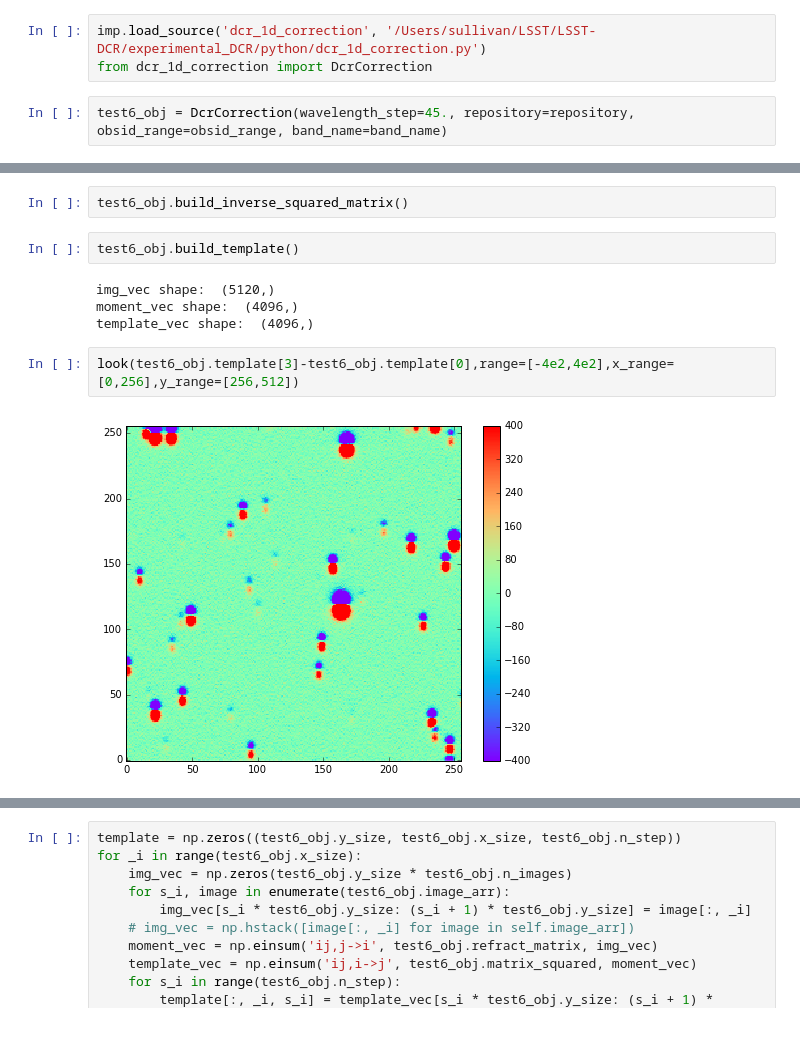
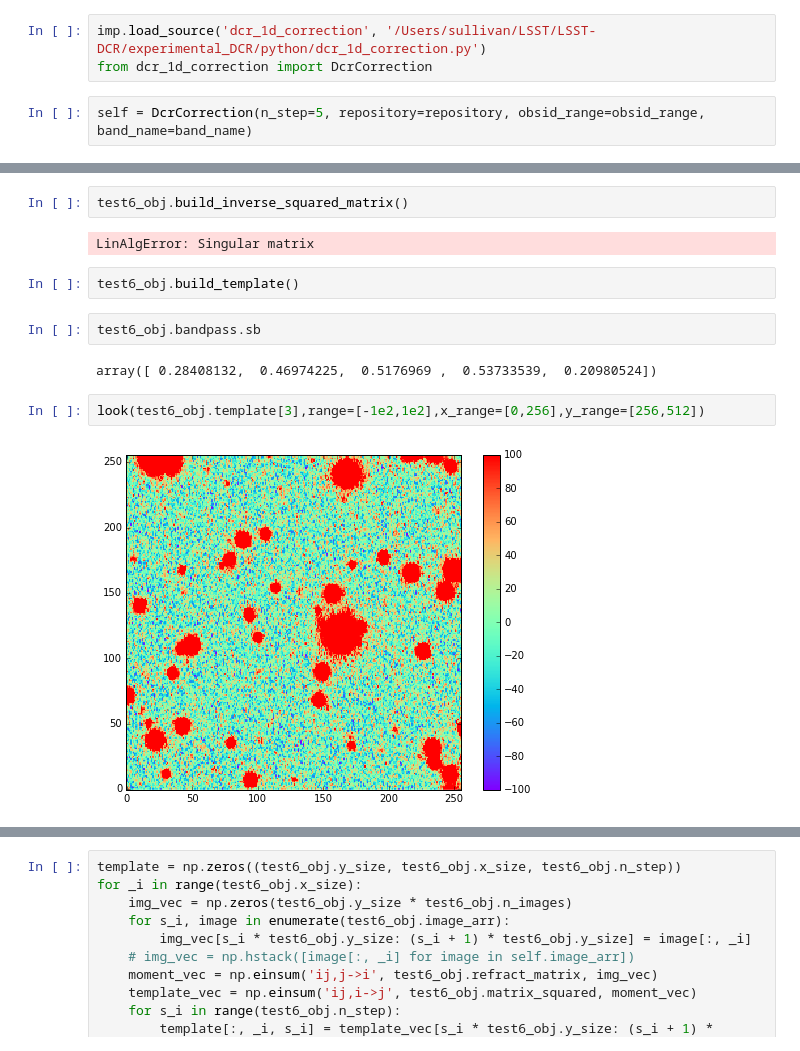
Before and after one commit to lsst-dm/experimental_DCR, a Jupyter notebook: DCR_1d_correction.ipynb, the cells around one changed output, grey strips where cells are left out. Saved outputs shown, nothing was run; the diff lists cells and outputs as text.

```diff
--- a/DCR_1d_correction.ipynb
+++ b/DCR_1d_correction.ipynb
@@ -48,5 +48,5 @@ band_name = "g"
 imp.load_source('dcr_1d_correction', '/Users/sullivan/LSST/LSST-DCR/experimental_DCR/python/dcr_1d_correction.py')
 from dcr_1d_correction import DcrCorrection
 # %%
-test6_obj = DcrCorrection(wavelength_step=45., repository=repository, obsid_range=obsid_range, band_name=band_name)
+self = DcrCorrection(n_step=5, repository=repository, obsid_range=obsid_range, band_name=band_name)
 # %%
@@ -75,12 +146,14 @@ test6_obj.build_matrix()
 # %%
 test6_obj.build_inverse_squared_matrix()
+# %% [output]
+LinAlgError: Singular matrix
 # %%
 test6_obj.build_template()
-# %% [output]
-img_vec shape:  (5120,)
-moment_vec shape:  (4096,)
-template_vec shape:  (4096,)
+# %%
+test6_obj.bandpass.sb
+# %% [output]
+array([ 0.28408132,  0.46974225,  0.5176969 ,  0.53733539,  0.20980524])
 # %%
-look(test6_obj.template[3]-test6_obj.template[0],range=[-4e2,4e2],x_range=[0,256],y_range=[256,512])
+look(test6_obj.template[3],range=[-1e2,1e2],x_range=[0,256],y_range=[256,512])
 # %% [output]
-[figure, old version]
+[figure, new version]
```
Also changed, not shown: parts of 27 cells of this notebook, 1 other file.
